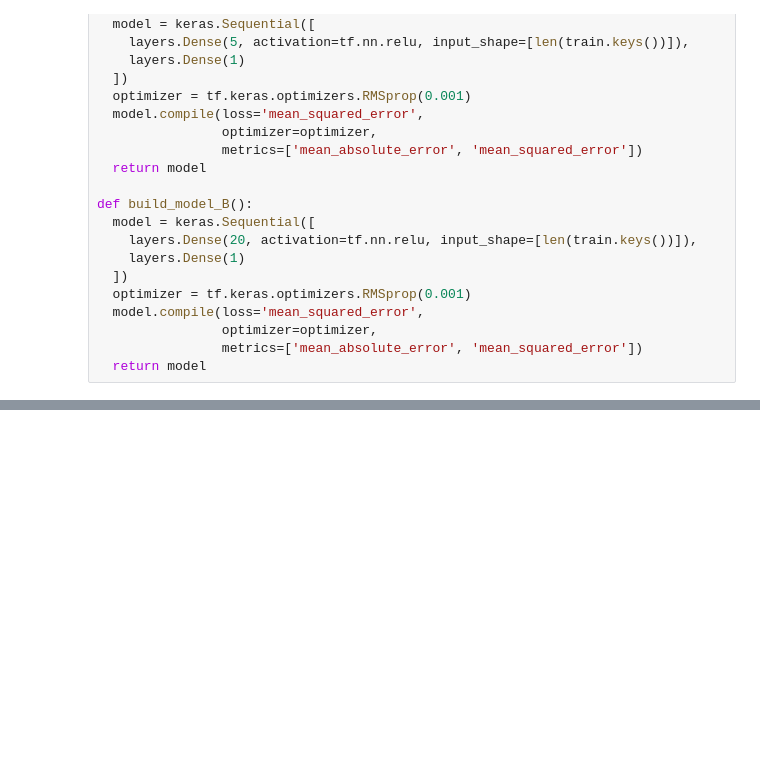
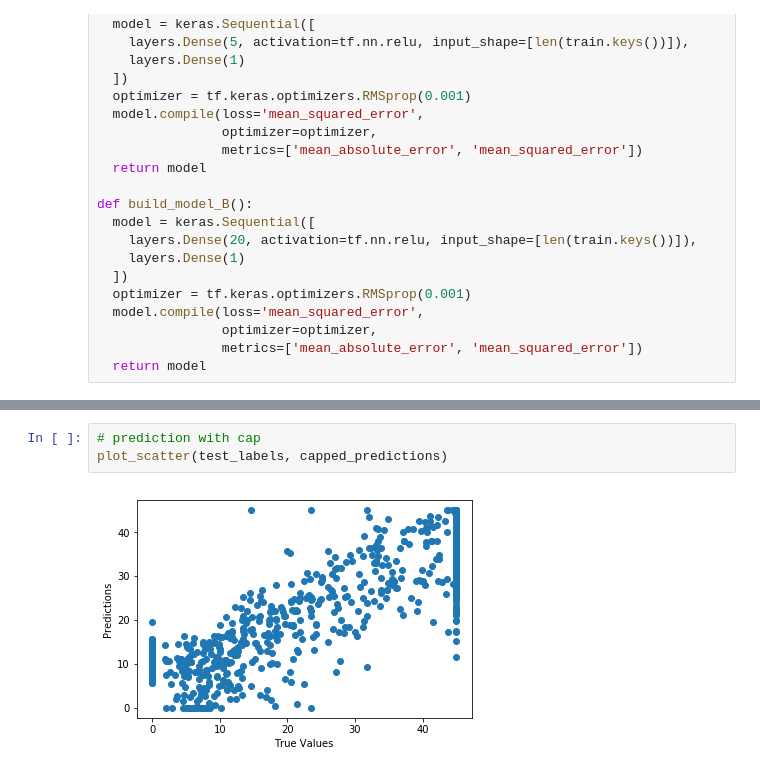
Before and after one commit to ericksiavichay/CS-229A-Final-Project, a Jupyter notebook: modelNotebook.ipynb, the cells around one changed output, grey strips where cells are left out. Cells and saved outputs as stored; diff of their text form; blank space fills up the shorter version.

```diff
--- a/modelNotebook.ipynb
+++ b/modelNotebook.ipynb
@@ -355,0 +436,5 @@ accuracy(errorVec, epsilon)
+# %%
+# prediction with cap
+plot_scatter(test_labels, capped_predictions)
+# %% [output]
+[figure, added]
```
Also changed, not shown: parts of 22 cells of this notebook.
